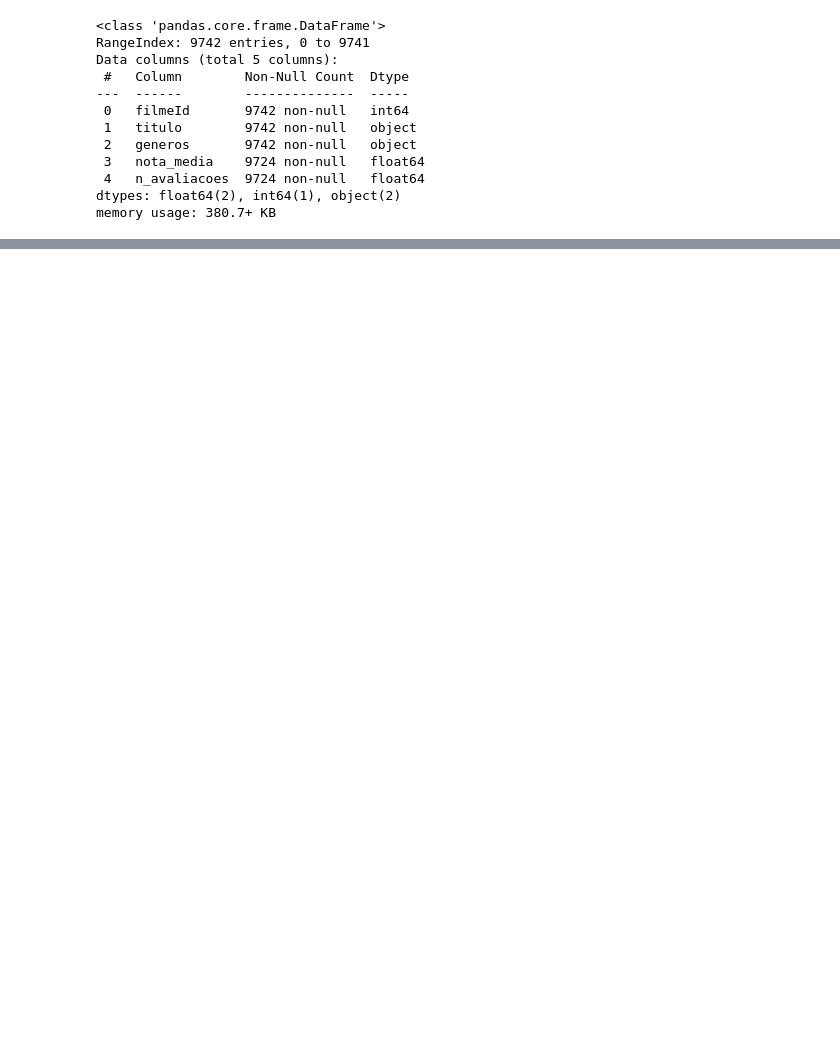
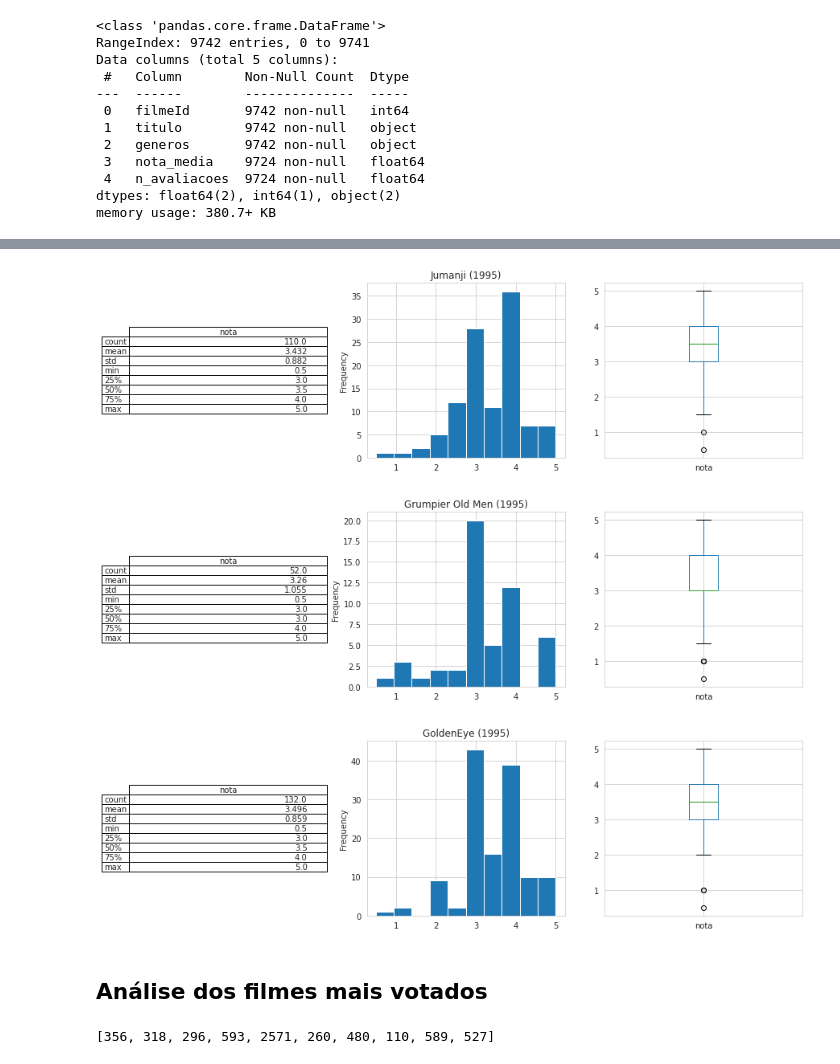
Before and after one commit to marimigliorini/MovieLens_DataSet, a Jupyter notebook: Analise_MovieLens.ipynb, the cells around one changed output, grey strips where cells are left out. Saved outputs shown, nothing was run; the diff lists cells and outputs as text; code cells hidden in the pictures; blank space fills up the shorter version.

Commit message:
Primeiras análises da aula 2

```diff
--- a/Analise_MovieLens.ipynb
+++ b/Analise_MovieLens.ipynb
@@ -223,0 +238,27 @@ plt.show()
+# %%
+from pandas.plotting import table
+def plot_filme(f_id):
+    for i in f_id:
+        plt.figure(figsize=(15,4))
+        ax1 = plt.subplot(1,3,1)
+        plt.axis('off')
+        table(ax1, avaliacoes['nota'][avaliacoes['filmeId']==i].describe().round(3),loc='center')
+        plt.subplot(1,3,2)
+        plt.title(filmes['titulo'][filmes['filmeId']==i].all())
+        avaliacoes['nota'][avaliacoes['filmeId']==i].plot(kind='hist')
+        plt.subplot(1,3,3)
+        avaliacoes['nota'][avaliacoes['filmeId']==i].plot.box()
+        plt.show()
+    return
+# %%
+plot_filme(filmes['filmeId'][(filmes['nota_media']>=3.2) & (filmes['nota_media']<=3.7)].head(3))
+# %% [output]
+[figure, added]
+[figure, added]
+[figure, added]
+# %% [markdown]
+## Análise dos filmes mais votados
+# %%
+filmes.sort_values(by=['n_avaliacoes'],ascending=False)['filmeId'][0:10].to_list()
+# %% [output]
+[356, 318, 296, 593, 2571, 260, 480, 110, 589, 527]
```
Also changed, not shown: parts of 14 cells of this notebook.
